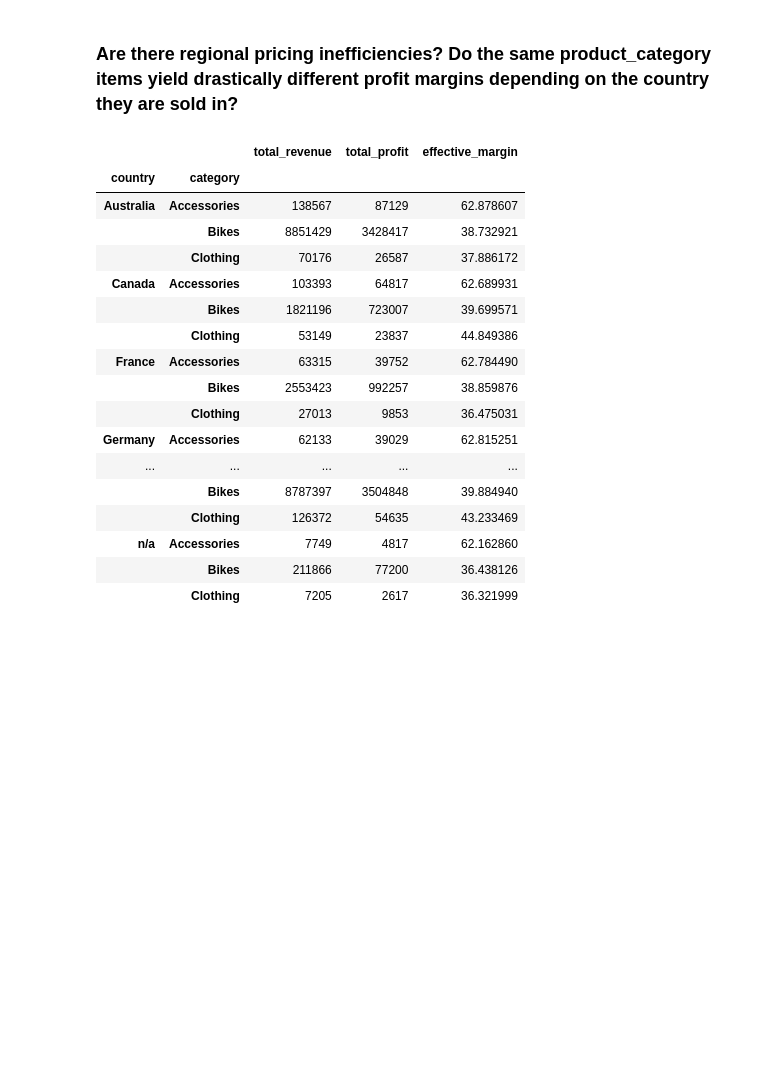
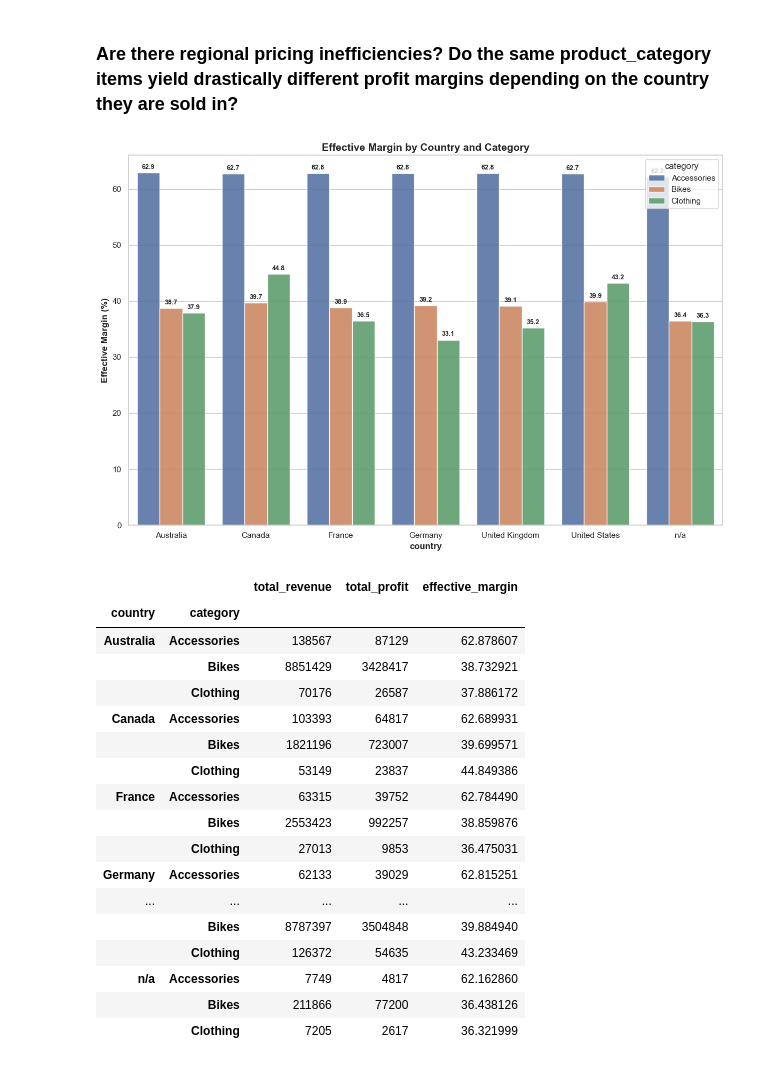
Before and after one commit to omkar-2004/Sql_DataWarehouse, a Jupyter notebook: Scripts/gold/Python Advance Analysis/Profitability_&_Sales_Optimization.ipynb, the cells around one changed output. Drawn from its saved outputs; the diff is of its cells as text; code cells hidden in the pictures; blank space fills up the shorter version.

```diff
--- a/Scripts/gold/Python Advance Analysis/Profitability_&_Sales_Optimization.ipynb
+++ b/Scripts/gold/Python Advance Analysis/Profitability_&_Sales_Optimization.ipynb
@@ -69,3 +89,9 @@ df = pd.read_sql(query,con=engine)
+# %%
+df['birthdate'] = pd.to_datetime(df['birthdate'])
+df['start_date'] = pd.to_datetime(df['start_date'])
+df['order_date'] = pd.to_datetime(df['order_date'])
+df['shipping_date'] = pd.to_datetime(df['shipping_date'])
+df['due_date'] = pd.to_datetime(df['due_date'])
 # %%
 df['gender'][df['gender'] == 'n/a'].count()
 # %% [output]
@@ -79,7 +105,18 @@ np.int64(871)
 # %%
 df['total_cost'] = df['product_cost'] * df['quantity']
 df['total_profit'] = df['sales_amount'] - df['total_cost']
-df['profit_margin%'] = df['total_profit'] / df['sales_amount']
+df['profit_margin%'] = (df['total_profit'] / df['sales_amount']) * 100
+df['month_num'] = df['order_date'].dt.month
+df['month_name'] = df['order_date'].dt.month_name()
+now = pd.Timestamp.now()
+
+df['age'] = (
+    now.year - df['birthdate'].dt.year -
+    ((now.month < df['birthdate'].dt.month) |
+    ((now.month == df['birthdate'].dt.month) & (now.day < df['birthdate'].dt.day))).astype(int)
+)
+
+df['shipping_lag_days'] =( df['shipping_date'] - df['order_date']).dt.days
 # %% [markdown]
 ### Who are our most profitable customers? What percentage of our total profit comes from our top 10% of customers (High M)?
 # %%
@@ -344,11 +373,10 @@ plt.show()
 # %% [markdown]
 ### Which countries are driving true profit? Rank the country column not just by total sales amount, but by average profit margin per order.
 # %%
-df['order_margin'] = (df['total_profit'] / df['sales_amount']) * 100
 country_metric =df.groupby('country').agg(
     total_revenue = ('sales_amount','sum'),
     total_profit = ('total_profit','sum'),
-    avg_margin_per_order = ('order_margin', 'mean'),
+    avg_margin_per_order = ('profit_margin%', 'mean'),
     total_orders = ('sales_amount','count')
 ).reset_index()
 
@@ -410,28 +438,44 @@ plt.show()
 # %%
 regional_metric = df.groupby(['country','category']).agg(
     total_revenue = ('sales_amount','sum'),
     total_profit = ('total_profit','sum')
 )
 
 regional_metric['effective_margin'] = (regional_metric['total_profit'] / regional_metric['total_revenue']) * 100
+
+plt.figure(figsize=(12, 8))
+plt.title('Effective Margin by Country and Category', fontsize=14, fontweight='bold')
+
+ax = sns.barplot(data=regional_metric, x='country', y= 'effective_margin', legend='auto', hue = 'category' ,alpha = 0.9)
+
+plt.xlabel('country', fontsize=12, fontweight='bold')
+plt.ylabel('Effective Margin (%)', fontsize=12, fontweight='bold')
+
+for container in ax.containers:
+    ax.bar_label(container, fmt='%.1f', padding= 3, size = 9, weight = 'bold')
+
+plt.tight_layout()
+
+plt.show()
+
+regional_metric
+# %% [output]
+[figure, added]
+|  |  | total_revenue | total_profit | effective_margin |
+| country | category |  |  |  |
+| Australia | Accessories | 138567 | 87129 | 62.878607 |
+|  | Bikes | 8851429 | 3428417 | 38.732921 |
+|  | Clothing | 70176 | 26587 | 37.886172 |
+| Canada | Accessories | 103393 | 64817 | 62.689931 |
+|  | Bikes | 1821196 | 723007 | 39.699571 |
+|  | Clothing | 53149 | 23837 | 44.849386 |
+| France | Accessories | 63315 | 39752 | 62.784490 |
+|  | Bikes | 2553423 | 992257 | 38.859876 |
+|  | Clothing | 27013 | 9853 | 36.475031 |
+| Germany | Accessories | 62133 | 39029 | 62.815251 |
+| ... | ... | ... | ... | ... |
+|  | Bikes | 8787397 | 3504848 | 39.884940 |
+|  | Clothing | 126372 | 54635 | 43.233469 |
+| n/a | Accessories | 7749 | 4817 | 62.162860 |
+|  | Bikes | 211866 | 77200 | 36.438126 |
+|  | Clothing | 7205 | 2617 | 36.321999 |
-# %%
-regional_metric
-# %% [output]
-|  |  | total_revenue | total_profit | effective_margin |
-| country | category |  |  |  |
-| Australia | Accessories | 138567 | 87129 | 62.878607 |
-|  | Bikes | 8851429 | 3428417 | 38.732921 |
-|  | Clothing | 70176 | 26587 | 37.886172 |
-| Canada | Accessories | 103393 | 64817 | 62.689931 |
-|  | Bikes | 1821196 | 723007 | 39.699571 |
-|  | Clothing | 53149 | 23837 | 44.849386 |
-| France | Accessories | 63315 | 39752 | 62.784490 |
-|  | Bikes | 2553423 | 992257 | 38.859876 |
-|  | Clothing | 27013 | 9853 | 36.475031 |
-| Germany | Accessories | 62133 | 39029 | 62.815251 |
-| ... | ... | ... | ... | ... |
-|  | Bikes | 8787397 | 3504848 | 39.884940 |
-|  | Clothing | 126372 | 54635 | 43.233469 |
-| n/a | Accessories | 7749 | 4817 | 62.162860 |
-|  | Bikes | 211866 | 77200 | 36.438126 |
-|  | Clothing | 7205 | 2617 | 36.321999 |
```
Also changed, not shown: parts of 17 cells of this notebook, 1 other file.
